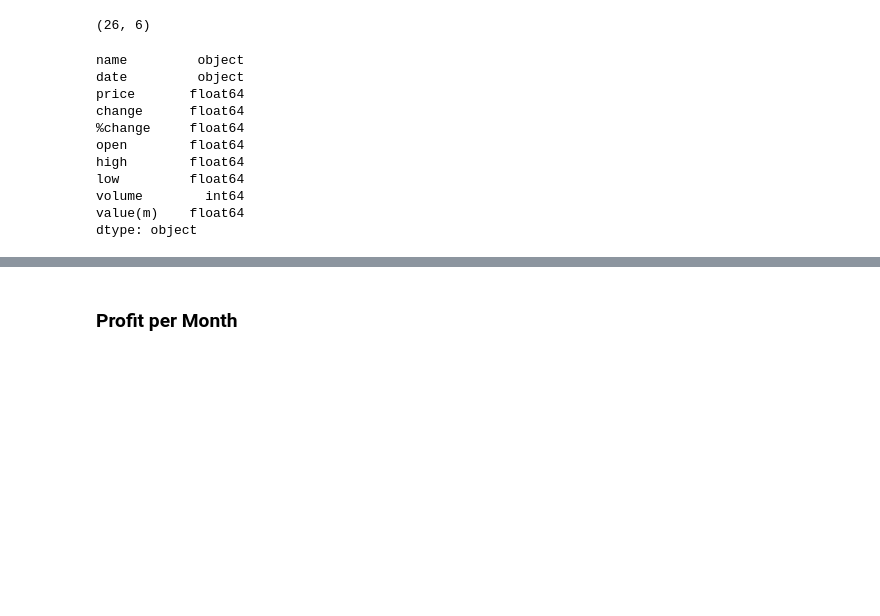
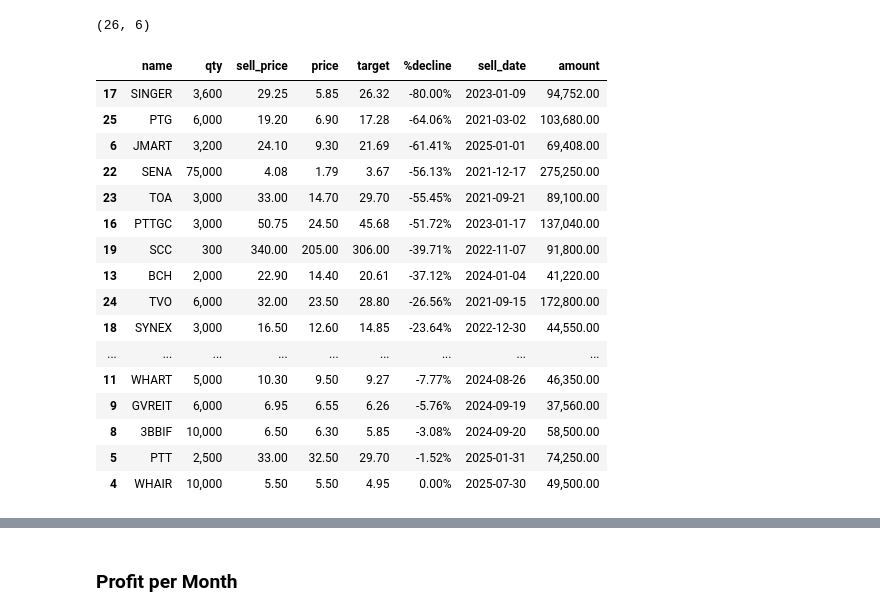
Before and after one commit to santimcs/A5, a Jupyter notebook: Daily/209 - Sell Process.ipynb, the cells around one changed output, grey strips where cells are left out. Saved outputs shown, nothing was run; the diff lists cells and outputs as text; code cells hidden in the pictures; blank space fills up the shorter version.

```diff
--- a/Daily/209 - Sell Process.ipynb
+++ b/Daily/209 - Sell Process.ipynb
@@ -131,18 +151,4 @@ latest_records = sells.sort_values('sell_date', ascending=False).drop_duplicates
 latest_records.shape
 # %% [output]
 (26, 6)
-# %%
-prices.dtypes
-# %% [output]
-name         object
-date         object
-price       float64
-change      float64
-%change     float64
-open        float64
-high        float64
-low         float64
-volume        int64
-value(m)    float64
-dtype: object
 # %%
@@ -155,3 +162,32 @@ sell_data['target'] = round(sell_data['sell_price'] * 0.9,2)
+# %%
+# Apply filtering with both conditions
+filtered = sell_data.loc[
+    (sell_data['sell_price'] >= sell_data['price']),
+    colu]
+
+# Sort by %decline   descending
+filtered = filtered.sort_values('%decline', ascending=True)
+
+# Format display (if format_dict is defined)
+filtered.style.format(format_dict)
+# %% [output]
+|  | name | qty | sell_price | price | target | %decline | sell_date | amount |
+| 17 | SINGER | 3,600 | 29.25 | 5.85 | 26.32 | -80.00% | 2023-01-09 | 94,752.00 |
+| 25 | PTG | 6,000 | 19.20 | 6.90 | 17.28 | -64.06% | 2021-03-02 | 103,680.00 |
+| 6 | JMART | 3,200 | 24.10 | 9.30 | 21.69 | -61.41% | 2025-01-01 | 69,408.00 |
+| 22 | SENA | 75,000 | 4.08 | 1.79 | 3.67 | -56.13% | 2021-12-17 | 275,250.00 |
+| 23 | TOA | 3,000 | 33.00 | 14.70 | 29.70 | -55.45% | 2021-09-21 | 89,100.00 |
+| 16 | PTTGC | 3,000 | 50.75 | 24.50 | 45.68 | -51.72% | 2023-01-17 | 137,040.00 |
+| 19 | SCC | 300 | 340.00 | 205.00 | 306.00 | -39.71% | 2022-11-07 | 91,800.00 |
+| 13 | BCH | 2,000 | 22.90 | 14.40 | 20.61 | -37.12% | 2024-01-04 | 41,220.00 |
+| 24 | TVO | 6,000 | 32.00 | 23.50 | 28.80 | -26.56% | 2021-09-15 | 172,800.00 |
+| 18 | SYNEX | 3,000 | 16.50 | 12.60 | 14.85 | -23.64% | 2022-12-30 | 44,550.00 |
+| ... | ... | ... | ... | ... | ... | ... | ... | ... |
+| 11 | WHART | 5,000 | 10.30 | 9.50 | 9.27 | -7.77% | 2024-08-26 | 46,350.00 |
+| 9 | GVREIT | 6,000 | 6.95 | 6.55 | 6.26 | -5.76% | 2024-09-19 | 37,560.00 |
+| 8 | 3BBIF | 10,000 | 6.50 | 6.30 | 5.85 | -3.08% | 2024-09-20 | 58,500.00 |
+| 5 | PTT | 2,500 | 33.00 | 32.50 | 29.70 | -1.52% | 2025-01-31 | 74,250.00 |
+| 4 | WHAIR | 10,000 | 5.50 | 5.50 | 4.95 | 0.00% | 2025-07-30 | 49,500.00 |
 # %%
 # Apply filtering with both conditions
 filtered = sell_data.loc[
```
Also changed, not shown: parts of 12 cells of this notebook, 37 other files.
